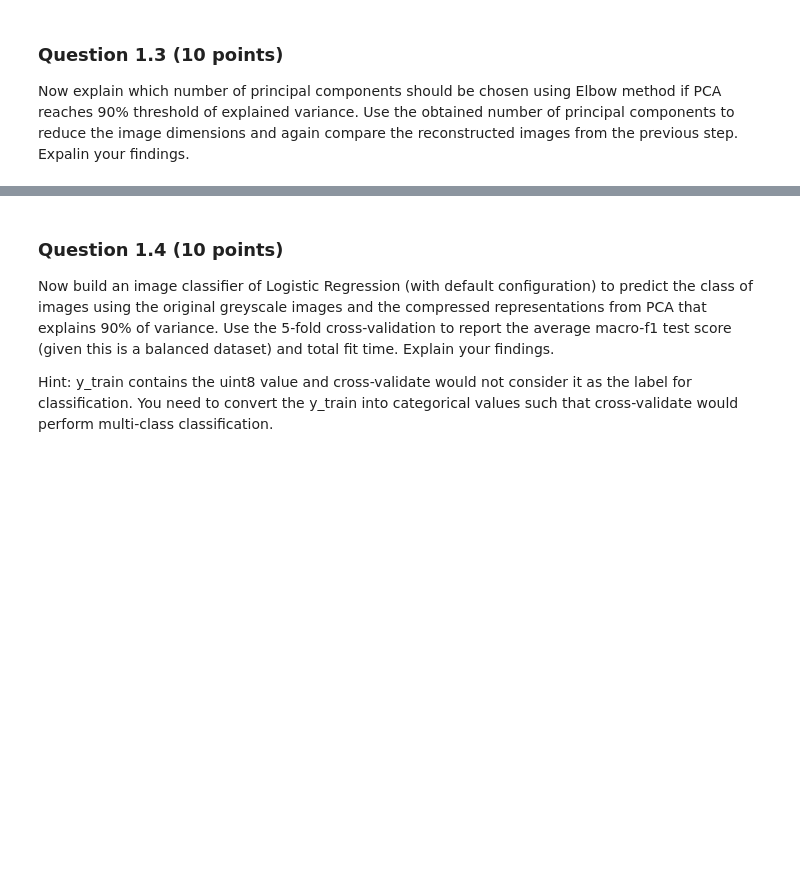
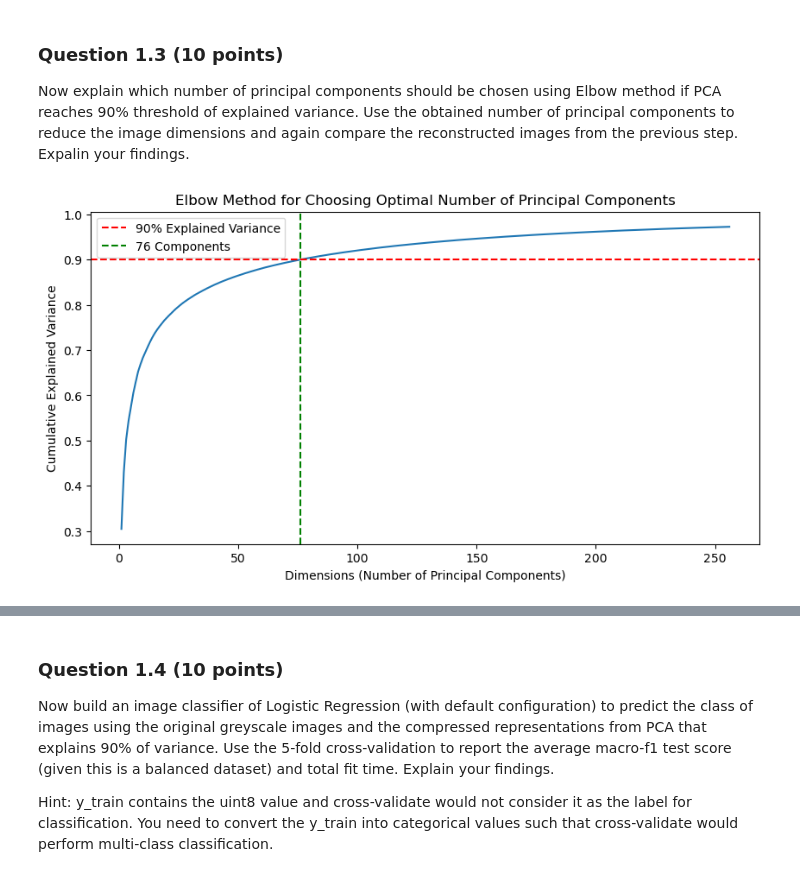
Before and after one commit to calculator3000/ml-assignment-2, a Jupyter notebook: 2487_Assignment2_2223.ipynb, the cells around one changed output, grey strips where cells are left out. Cells and saved outputs as stored; diff of their text form; code cells hidden in the pictures; blank space fills up the shorter version.

```diff
--- a/2487_Assignment2_2223.ipynb
+++ b/2487_Assignment2_2223.ipynb
@@ -86,3 +152,28 @@ Convert all color images in x_train into greyscale images and use the sklearn.de
 ### Question 1.3 (10 points)
 
 Now explain which number of principal components should be chosen using Elbow method if PCA reaches 90% threshold of explained variance. Use the obtained number of principal components to reduce the image dimensions and again compare the reconstructed images from the previous step. Expalin your findings.
+# %%
+# Performs PCA without reducing dimensionality
+pca_full = PCA()
+pca_full.fit(x_train_gray_flat)
+
+# Calculate the cumulative explained variance
+# explained variance ratio = percentage of variance that is attributed by each of the selected components
+# add the explained variance ratio of each component
+cumsum = np.cumsum(pca.explained_variance_ratio_)
+
+# find number of components where explained variance reaches 90%
+d = np.argmax(cumsum >= 0.90) + 1
+
+# plot the elbow method
+plt.figure(figsize=(10, 5))
+plt.plot(range(1, len(cumsum) + 1), cumsum) # x, y
+plt.xlabel('Dimensions (Number of Principal Components)')
+plt.ylabel('Cumulative Explained Variance')
+plt.axhline(y=0.9, color='r', linestyle='--', label='90% Explained Variance')
+plt.axvline(x=d, color='g', linestyle='--', label=f'{d} Components')
+plt.legend()
+plt.title('Elbow Method for Choosing Optimal Number of Principal Components')
+plt.show()
+# %% [output]
+[figure, added]
```
Also changed, not shown: parts of 65 cells of this notebook, 4 other files.
